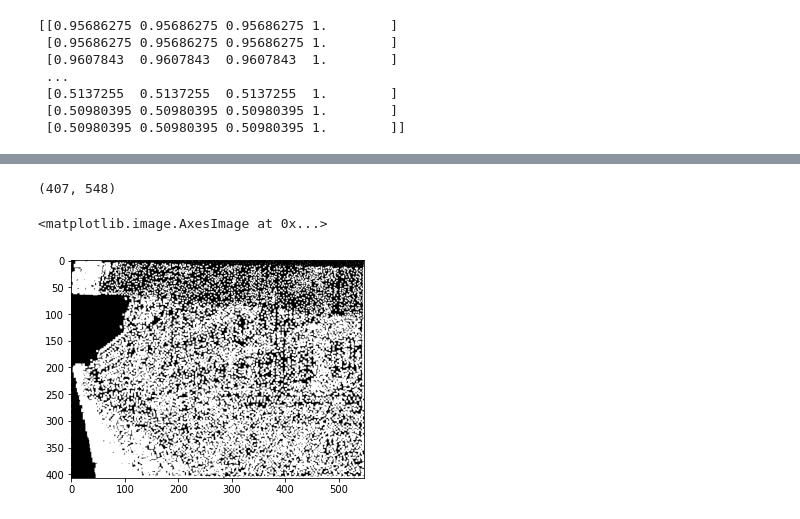
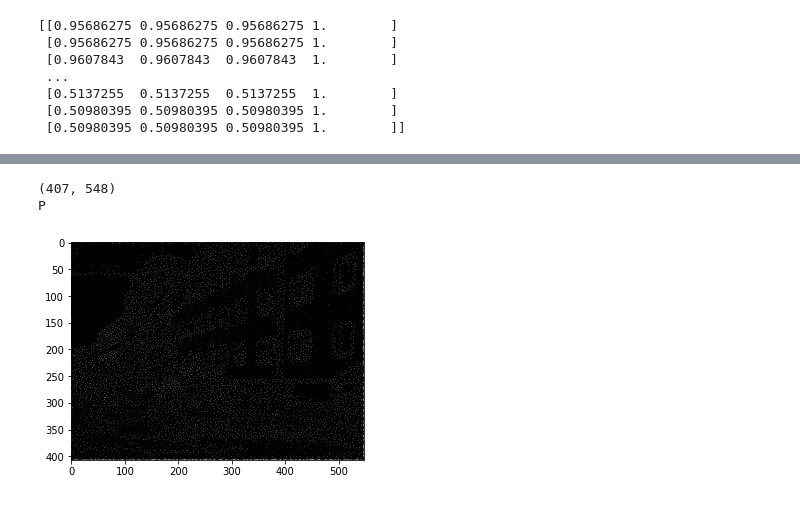
Before and after one commit to davidfu92/School, a Jupyter notebook: CS558/HW1/HW1.ipynb, the cells around one changed output, grey strips where cells are left out. Cells and saved outputs as stored; diff of their text form; code cells hidden in the pictures.

```diff
--- a/CS558/HW1/HW1.ipynb
+++ b/CS558/HW1/HW1.ipynb
@@ -84,7 +90,8 @@ def gaussianFilter(imageMatrix, sigma, size):
     print(kernel)
     return convolution(imageMatrix, kernel)
 # %%
-gaussianImage = gaussianFilter(val, 1, 5)
+gaussianImage = gaussianFilter(val, 2, 5)
 gaussian = Image.fromarray(gaussianImage)
 plt.imshow(gaussian)
+print(gaussian.mode)
 # %% [output]
@@ -126,15 +134,14 @@ plt.imshow(sobelXY)
 # %%
-def nonMaxSupression(image):
+def nonMaxSupression(image, max_val, min_val):
     supress = image.copy()
     for i in range(1, image.shape[1]-1):
         for j in range(1, image.shape[0]-1):
             max_neighbor = np.amax(image[j-1:j+2, i-1:i+2])
             if(image[j][i] != max_neighbor):
-#                 print(max_neighbor)
-#                 print(image[j][i])
-                supress[j][i] = 0
+
+                supress[j][i] = min_val
             else:
-                supress[j-1:j+2, i-1:i+2] = 0
+                supress[j-1:j+2, i-1:i+2] = min_val
                 supress[j][i] = image[j][i]
 
     return supress
@@ -145,20 +152,13 @@ def hessianFilter(image, threshold = 150):
 
     det = sobelXImage * sobelYImage - sobelDetImage**2
 
-#     max_val = np.amax(det)
-#     min_val = np.amin(det)
+    max_val = np.amax(det)
+    min_val = np.amin(det)
 
-#     det = (det - min_val) * (255/(max_val-min_val))
-
-#     floor = det < threshold
-#     ceiling = det >= threshold
-#     det[floor] = 0
-#     det[ceiling] = 255
-
-    return  nonMaxSupression(det)
+    return nonMaxSupression(det,max_val,min_val)
 # %%
 hessianImage = hessianFilter(sobelXImage+sobelYImage)
-hessian = Image.fromarray(hessianImage)
-print(hessianImage)
+hessian = Image.fromarray(hessianImage).convert('P')
+print(hessianImage.shape)
 plt.imshow(hessian)
 # %% [output]
@@ -216,6 +204,7 @@ def distanceFromLine(x, y, m, c):
 def RANSAC(image, in_limit, dist_limit, num_line=4):
     line = 0
     pointY,pointX = pointList(image)
+    output = image.copy()
     while(line < num_line):
         p1, p2 = randomTwoPoint(len(pointY))
 
@@ -229,19 +218,21 @@ def RANSAC(image, in_limit, dist_limit, num_line=4):
                 inliners.append(i)
 
         if(len(inliners) >= in_limit):
-            for p in inliners:
-                image[pointY[p]-1:pointY[p]+2, pointX[p]-1:pointX[p]+2] = 255
+#             for p in inliners:
+#                 output[pointY[p]-1:pointY[p]+2, pointX[p]-1:pointX[p]+2] = 255
 
             pointX.take(inliners)
             pointY.take(inliners)
         line+=1
     print(image.shape)
-    return image
+    return output
 # %%
-ransacImage = RANSAC(hessianImage, 100, 1)
-ransac = Image.fromarray(ransacImage)
+input_image = np.asarray(hessian)
+ransacImage = RANSAC(input_image, 40, 4)
+ransac = Image.fromarray(ransacImage).convert('P')
 plt.imshow(ransac)
+print(ransac.mode)
 # %% [output]
 (407, 548)
+P
-<matplotlib.image.AxesImage at 0x...>
-[figure, old version]
+[figure, new version]
```
Also changed, not shown: parts of 6 cells of this notebook.
